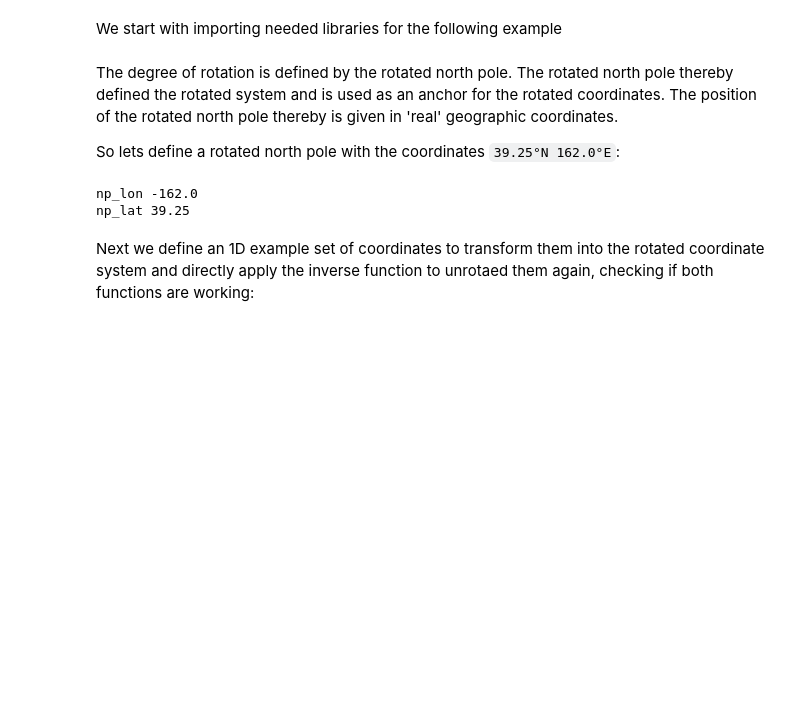
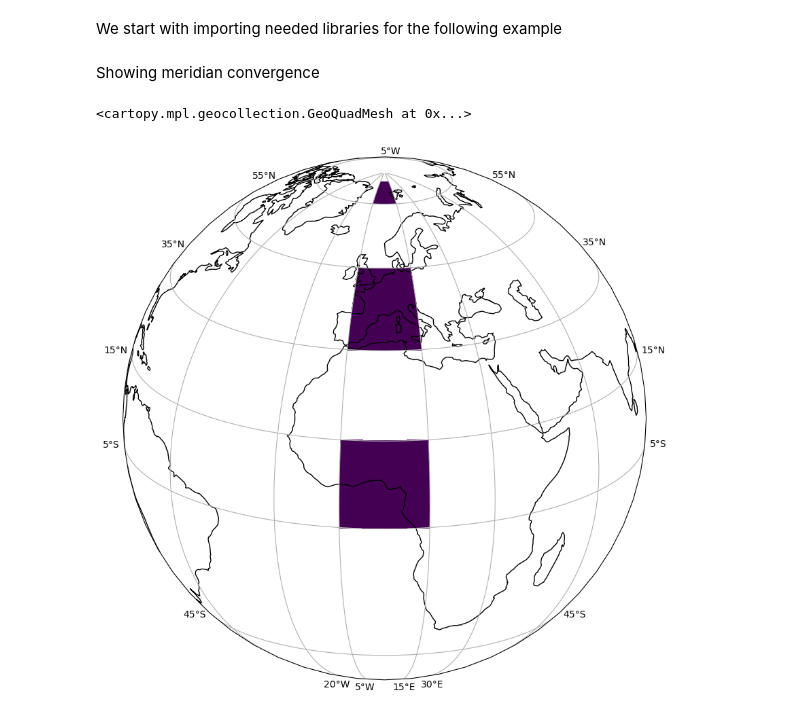
Before and after one commit to HPSCTerrSys/SLOTH, a Jupyter notebook: examples/ex_coordTrafo.ipynb, the cells around one changed output. Cells and saved outputs as stored; diff of their text form; code cells hidden in the pictures; blank space fills up the shorter version.

```diff
--- a/examples/ex_coordTrafo.ipynb
+++ b/examples/ex_coordTrafo.ipynb
@@ -22,15 +23,40 @@ from cartopy.mpl.ticker import LongitudeFormatter, LatitudeFormatter
 %matplotlib inline
-# %% [markdown]
-The degree of rotation is defined by the rotated north pole. The rotated north pole thereby defined the rotated system and is used as an anchor for the rotated coordinates. The position of the rotated north pole thereby is given in 'real' geographic coordinates.
-
-So lets define a rotated north pole with the coordinates `39.25°N 162.0°E`:
-# %%
-np_lon = -162.0
-print(f'np_lon {np_lon}')
-np_lat = 39.25
-print(f'np_lat {np_lat}')
-# %% [output]
-np_lon -162.0
-np_lat 39.25
-# %% [markdown]
-Next we define an 1D example set of coordinates to transform them into the rotated coordinate system and directly apply the inverse function to unrotaed them again, checking if both functions are working:
+# %% [markdown]
+Showing meridian convergence
+# %%
+geostationary  = cartopy.crs.Geostationary(central_longitude=0, satellite_height=357858310,
+                                           false_easting=0, false_northing=0, globe=None)
+orthographic = cartopy.crs.Orthographic(central_longitude=5.0, central_latitude=20.0, globe=None)
+platecarree = cartopy.crs.PlateCarree()
+#grid_projection = map_projection
+#data_projection = cartopy.crs.PlateCarree()
+
+plt.figure(figsize=(10,10))
+ax = plt.subplot(111, projection = orthographic)
+ax.set_global()
+gl = ax.gridlines(crs = cartopy.crs.PlateCarree(), draw_labels=True)
+# Pcolormesh ploting edges vs center
+gl.xlocator = mticker.FixedLocator([-50, -20, -5, 15, 30, 60])
+gl.ylocator = mticker.FixedLocator([-80, -45, -5, 15, 35, 55, 75, 90])
+ax.coastlines()
+
+x1 = np.array([0,10])
+y1 = np.array([0,10])
+X1, Y1 = np.meshgrid(x1, y1)
+Z1 = np.ones_like(X1)
+ax.pcolormesh(X1, Y1, Z1, transform = cartopy.crs.PlateCarree())
+
+x2 = np.array([0,10])
+y2 = np.array([40,50])
+X2, Y2 = np.meshgrid(x2, y2)
+Z2 = np.ones_like(X2)
+ax.pcolormesh(X2, Y2, Z2, transform = cartopy.crs.PlateCarree())
+
+x3 = np.array([0,10])
+y3 = np.array([80,90])
+X3, Y3 = np.meshgrid(x3, y3)
+Z3 = np.ones_like(X3)
+ax.pcolormesh(X3, Y3, Z3, transform = cartopy.crs.PlateCarree())
+# %% [output]
+<cartopy.mpl.geocollection.GeoQuadMesh at 0x...>
+[figure, added]
```
Also changed, not shown: parts of 15 cells of this notebook.
